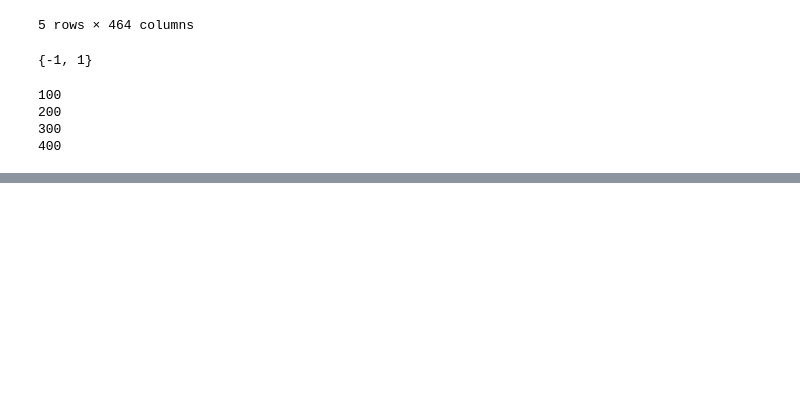
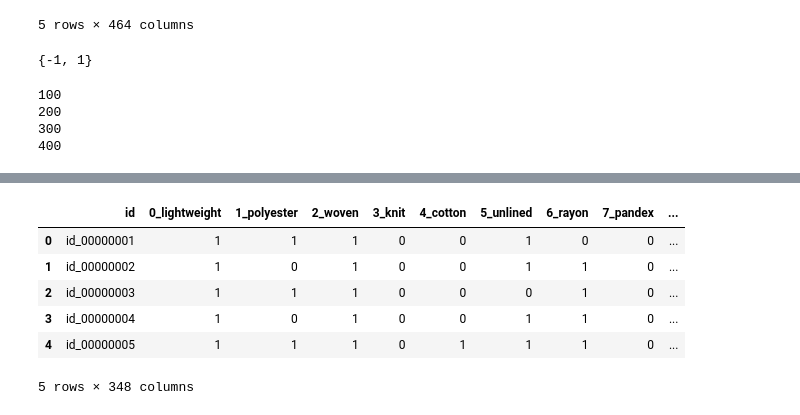
Before and after one commit to melihkacaman/SimilarProducts, a Jupyter notebook: notebooks/06 DP In-Shop Atribute Prediction.ipynb, the cells around one changed output, grey strips where cells are left out. Cells and saved outputs as stored; diff of their text form; code cells hidden in the pictures; blank space fills up the shorter version.

```diff
--- a/notebooks/06 DP In-Shop Atribute Prediction.ipynb
+++ b/notebooks/06 DP In-Shop Atribute Prediction.ipynb
@@ -76,0 +109,10 @@ labels.head()
+# %%
+labels.head()
+# %% [output]
+|  | id | 0_lightweight | 1_polyester | 2_woven | 3_knit | 4_cotton | 5_unlined | 6_rayon | 7_pandex | ... |
+| 0 | id_00000001 | 1 | 1 | 1 | 0 | 0 | 1 | 0 | 0 | ... |
+| 1 | id_00000002 | 1 | 0 | 1 | 0 | 0 | 1 | 1 | 0 | ... |
+| 2 | id_00000003 | 1 | 1 | 1 | 0 | 0 | 0 | 1 | 0 | ... |
+| 3 | id_00000004 | 1 | 0 | 1 | 0 | 0 | 1 | 1 | 0 | ... |
+| 4 | id_00000005 | 1 | 1 | 1 | 0 | 1 | 1 | 1 | 0 | ... |
+5 rows × 348 columns
```
Also changed, not shown: parts of 9 cells of this notebook, 1 other file.
